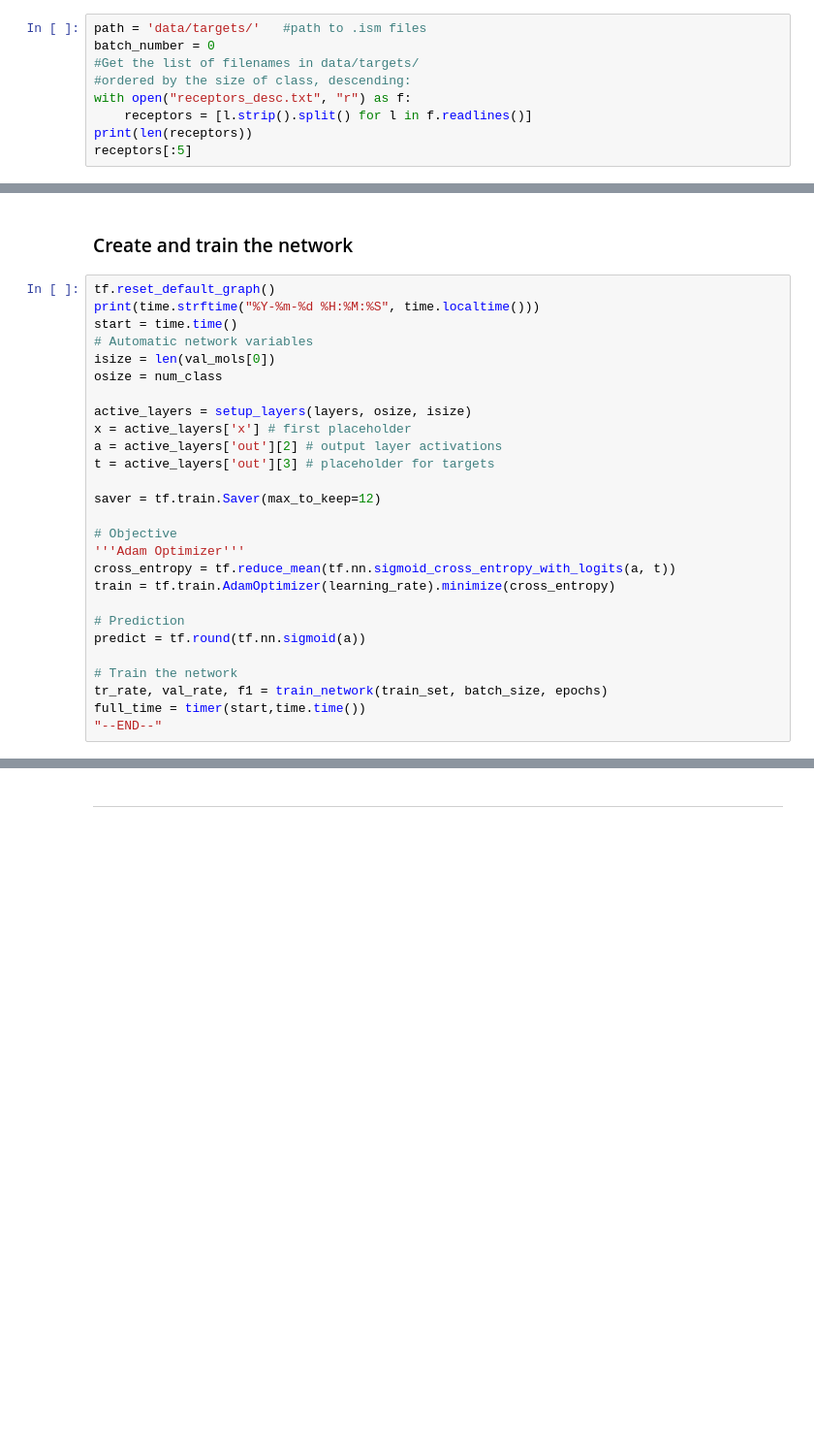
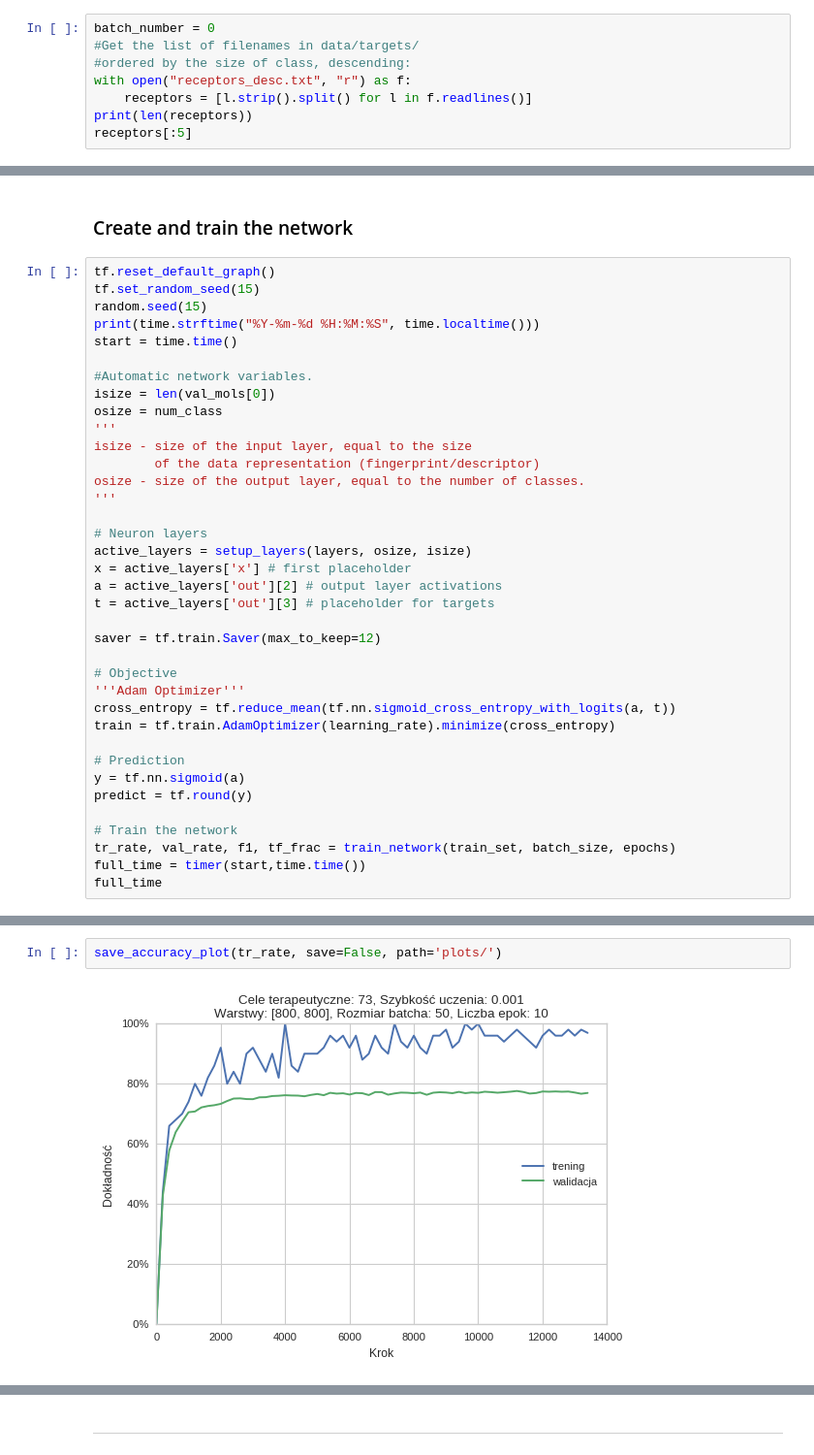
Before and after one commit to Xidron/qSAR-net, a Jupyter notebook: network.ipynb, the cells around one changed output, grey strips where cells are left out. Shown: that part at 97% size. Saved outputs shown, nothing was run; the diff lists cells and outputs as text; blank space fills up the shorter version.

```diff
--- a/network.ipynb
+++ b/network.ipynb
@@ -27,7 +26,6 @@ import time # for real-time timing the progress of the network
 # %% [markdown]
 # Some global variables
 # %%
-path = 'data/targets/'   #path to .ism files
 batch_number = 0
 #Get the list of filenames in data/targets/
 #ordered by the size of class, descending:
@@ -313,12 +472,21 @@ epochs = 10
 ### Create and train the network
 # %%
 tf.reset_default_graph()
+tf.set_random_seed(15)
+random.seed(15)
 print(time.strftime("%Y-%m-%d %H:%M:%S", time.localtime()))
 start = time.time()
-# Automatic network variables
+
+#Automatic network variables.
 isize = len(val_mols[0])
 osize = num_class
+'''
+isize - size of the input layer, equal to the size
+        of the data representation (fingerprint/descriptor)
+osize - size of the output layer, equal to the number of classes.
+'''
 
+# Neuron layers
 active_layers = setup_layers(layers, osize, isize)
 x = active_layers['x'] # first placeholder
 a = active_layers['out'][2] # output layer activations
@@ -332,10 +500,11 @@ cross_entropy = tf.reduce_mean(tf.nn.sigmoid_cross_entropy_with_logits(a, t))
 train = tf.train.AdamOptimizer(learning_rate).minimize(cross_entropy)
 
 # Prediction
-predict = tf.round(tf.nn.sigmoid(a))
+y = tf.nn.sigmoid(a)
+predict = tf.round(y)
 
 # Train the network
-tr_rate, val_rate, f1 = train_network(train_set, batch_size, epochs)
+tr_rate, val_rate, f1, tf_frac = train_network(train_set, batch_size, epochs)
 full_time = timer(start,time.time())
-"--END--"
+full_time
 # %% [output]
@@ -375,0 +529,4 @@ lr_rate: 0.001, batch_size: 50, epochs: 10, time: 00:01:00
+# %%
+save_accuracy_plot(tr_rate, save=False, path='plots/')
+# %% [output]
+[figure, added]
```
Also changed, not shown: parts of 50 cells of this notebook, 1 other file.
